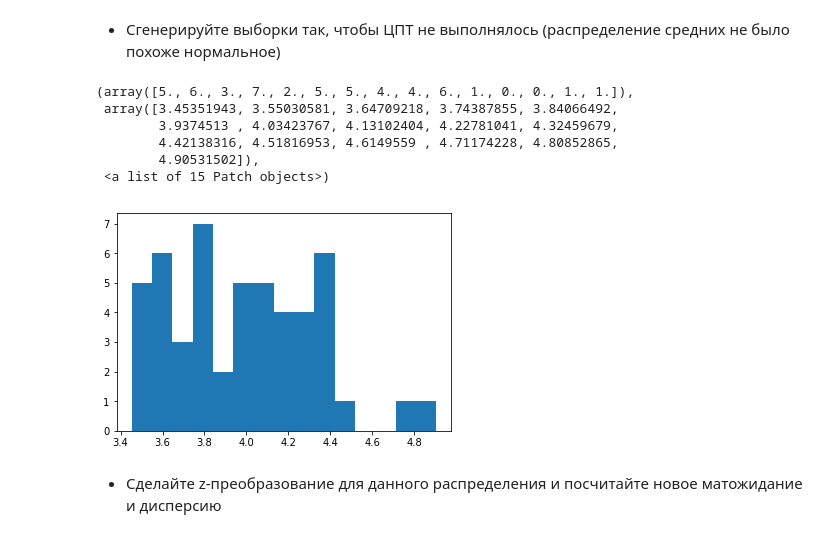
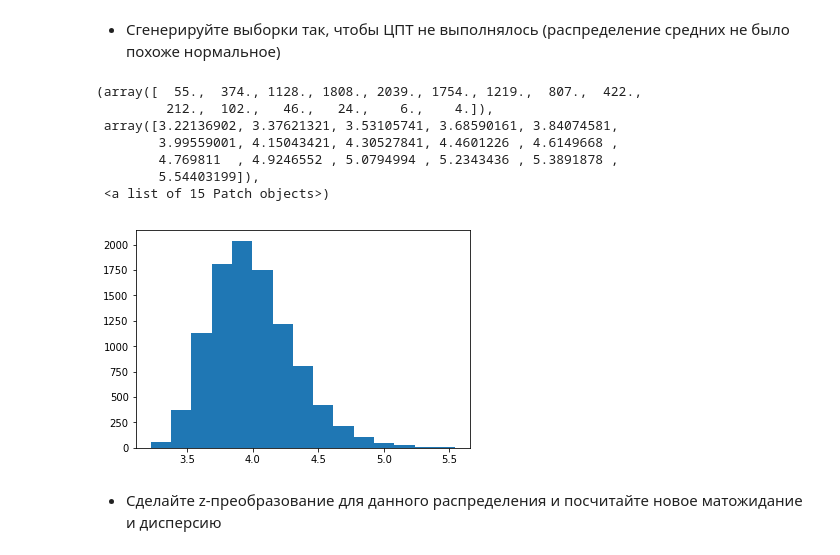
Before and after one commit to dsemen/netology, a Jupyter notebook: hw2_stats.ipynb, the cells around one changed output. Drawn from its saved outputs; the diff is of its cells as text; code cells hidden in the pictures.

```diff
--- a/hw2_stats.ipynb
+++ b/hw2_stats.ipynb
@@ -169,21 +169,22 @@ print(f'Мат. ожидание: {x_means_mean}, Дисперсия: {x_means_v
 # %% [markdown]
 - Сгенерируйте выборки так, чтобы ЦПТ не выполнялось (распределение средних не было похоже нормальное)
 # %%
-norm_rv = stats.expon(3)
+expon_rv = stats.expon(3)
 mean_norm_samples = [] # пустой словарь, в который поместим полученные средние
-for i in range(50):
-    sample = norm_rv.rvs(10)
+for i in range(10000):
+    sample = expon_rv.rvs(10)
     mean_norm_sample = sum(sample)/len(sample)
     mean_norm_samples.append(mean_norm_sample)
 plt.hist(mean_norm_samples, bins=15)
 # %% [output]
-(array([5., 6., 3., 7., 2., 5., 5., 4., 4., 6., 1., 0., 0., 1., 1.]),
- array([3.45351943, 3.55030581, 3.64709218, 3.74387855, 3.84066492,
-        3.9374513 , 4.03423767, 4.13102404, 4.22781041, 4.32459679,
-        4.42138316, 4.51816953, 4.6149559 , 4.71174228, 4.80852865,
-        4.90531502]),
+(array([  55.,  374., 1128., 1808., 2039., 1754., 1219.,  807.,  422.,
+         212.,  102.,   46.,   24.,    6.,    4.]),
+ array([3.22136902, 3.37621321, 3.53105741, 3.68590161, 3.84074581,
+        3.99559001, 4.15043421, 4.30527841, 4.4601226 , 4.6149668 ,
+        4.769811  , 4.9246552 , 5.0794994 , 5.2343436 , 5.3891878 ,
+        5.54403199]),
  <a list of 15 Patch objects>)
-[figure, old version]
+[figure, new version]
 # %% [markdown]
 - Сделайте z-преобразование для данного распределения и посчитайте новое матожидание и дисперсию
 # %%
```
Also changed, not shown: parts of 3 cells of this notebook.
